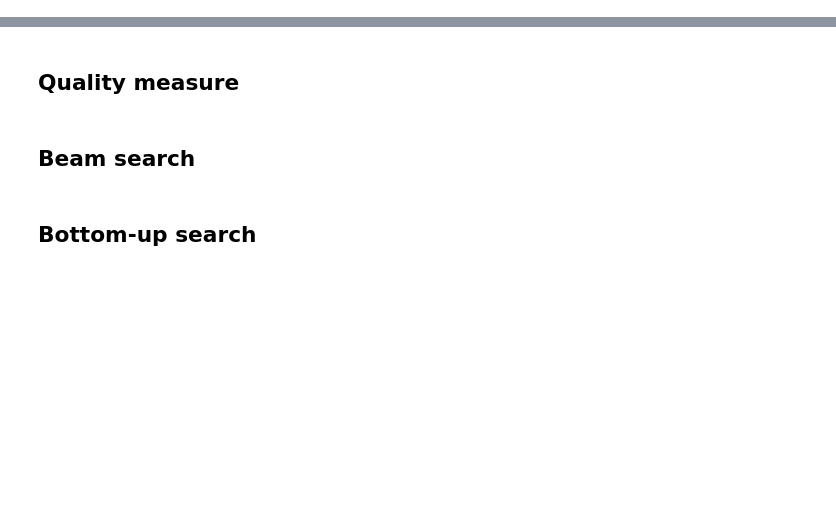
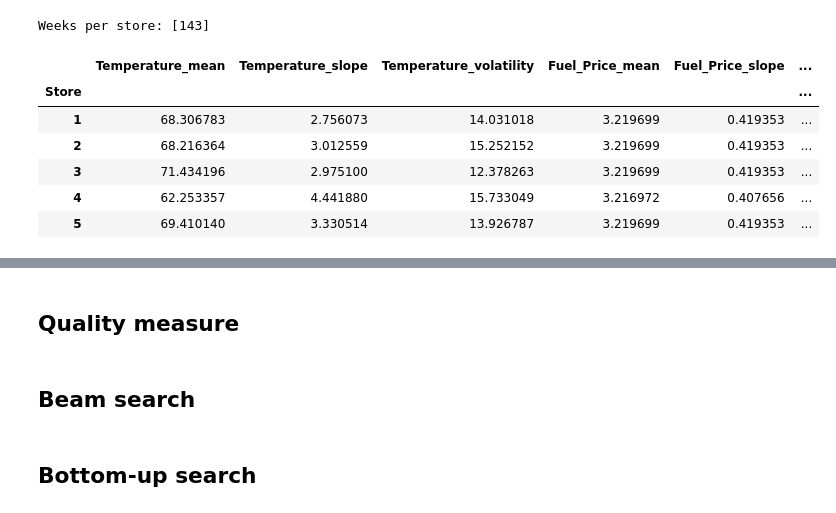
Before and after one commit to MuhammadIbneRafiq/you-only-search-up, a Jupyter notebook: walmart_bs-bus.ipynb, the cells around one changed output, grey strips where cells are left out. Saved outputs shown, nothing was run; the diff lists cells and outputs as text; code cells hidden in the pictures; blank space fills up the shorter version.

```diff
--- a/walmart_bs-bus.ipynb
+++ b/walmart_bs-bus.ipynb
@@ -42,0 +36,61 @@ ValueError: could not convert string to float: '2010-02-05'
+# %%
+# Rebuild descriptors from the raw weekly data so nothing is lost to the
+# earlier mean/slope + quantile binning.
+features = pd.read_csv("Walmart/features.csv", parse_dates=["Date"])
+stores = pd.read_csv("Walmart/stores.csv")
+
+# Use the same 143 weeks as the target (features.csv runs until 2013).
+features = (
+    features[features["Date"].between(first_week, last_week)]
+    .sort_values(["Store", "Date"])
+)
+
+print("Weeks per store:", features.groupby("Store").size().unique())
+# %% [output]
+Weeks per store: [143]
+# %%
+# Each weekly series becomes three per-store values:
+#   mean       = level
+#   slope      = linear trend per year
+#   volatility = std of the residuals after removing the trend
+# Bart (p.39): the mean alone loses information; adding variation keeps more.
+weekly_variables = ["Temperature", "Fuel_Price", "CPI", "Unemployment"]
+
+def summarise(values):
+    y = values.to_numpy(dtype=float)
+    t = np.arange(len(y))
+    slope, intercept = np.polyfit(t, y, 1)
+    return pd.Series({
+        "mean": y.mean(),
+        "slope": slope * 52,
+        "volatility": (y - (slope * t + intercept)).std(),
+    })
+
+store_desc = []
+for variable in weekly_variables:
+    summary = features.groupby("Store")[variable].apply(summarise).unstack()
+    summary.columns = [f"{variable}_{c}" for c in summary.columns]
+    store_desc.append(summary)
+store_desc = pd.concat(store_desc, axis=1)
+
+# Markdowns only exist from Nov 2011. Over that period, take the average weekly
+# markdown per square foot (a missing markdown is treated as no markdown).
+md_cols = [f"MarkDown{i}" for i in range(1, 6)]
+md_start = features.loc[features[md_cols].notna().any(axis=1), "Date"].min()
+md_period = features[features["Date"] >= md_start]
+md_weekly_total = md_period[md_cols].fillna(0).sum(axis=1).groupby(md_period["Store"]).mean()
+
+store_desc = store_desc.join(stores.set_index("Store")[["Type", "Size"]])
+store_desc["MarkDown_per_sqft"] = md_weekly_total / store_desc["Size"]
+
+# IsHoliday is left out: it is the same for every store in a given week,
+# so it cannot tell records apart.
+store_desc.head()
+# %% [output]
+|  | Temperature_mean | Temperature_slope | Temperature_volatility | Fuel_Price_mean | Fuel_Price_slope | ... |
+| Store |  |  |  |  |  | ... |
+| 1 | 68.306783 | 2.756073 | 14.031018 | 3.219699 | 0.419353 | ... |
+| 2 | 68.216364 | 3.012559 | 15.252152 | 3.219699 | 0.419353 | ... |
+| 3 | 71.434196 | 2.975100 | 12.378263 | 3.219699 | 0.419353 | ... |
+| 4 | 62.253357 | 4.441880 | 15.733049 | 3.216972 | 0.407656 | ... |
+| 5 | 69.410140 | 3.330514 | 13.926787 | 3.219699 | 0.419353 | ... |
```
Also changed, not shown: parts of 17 cells of this notebook, 2 other files.
